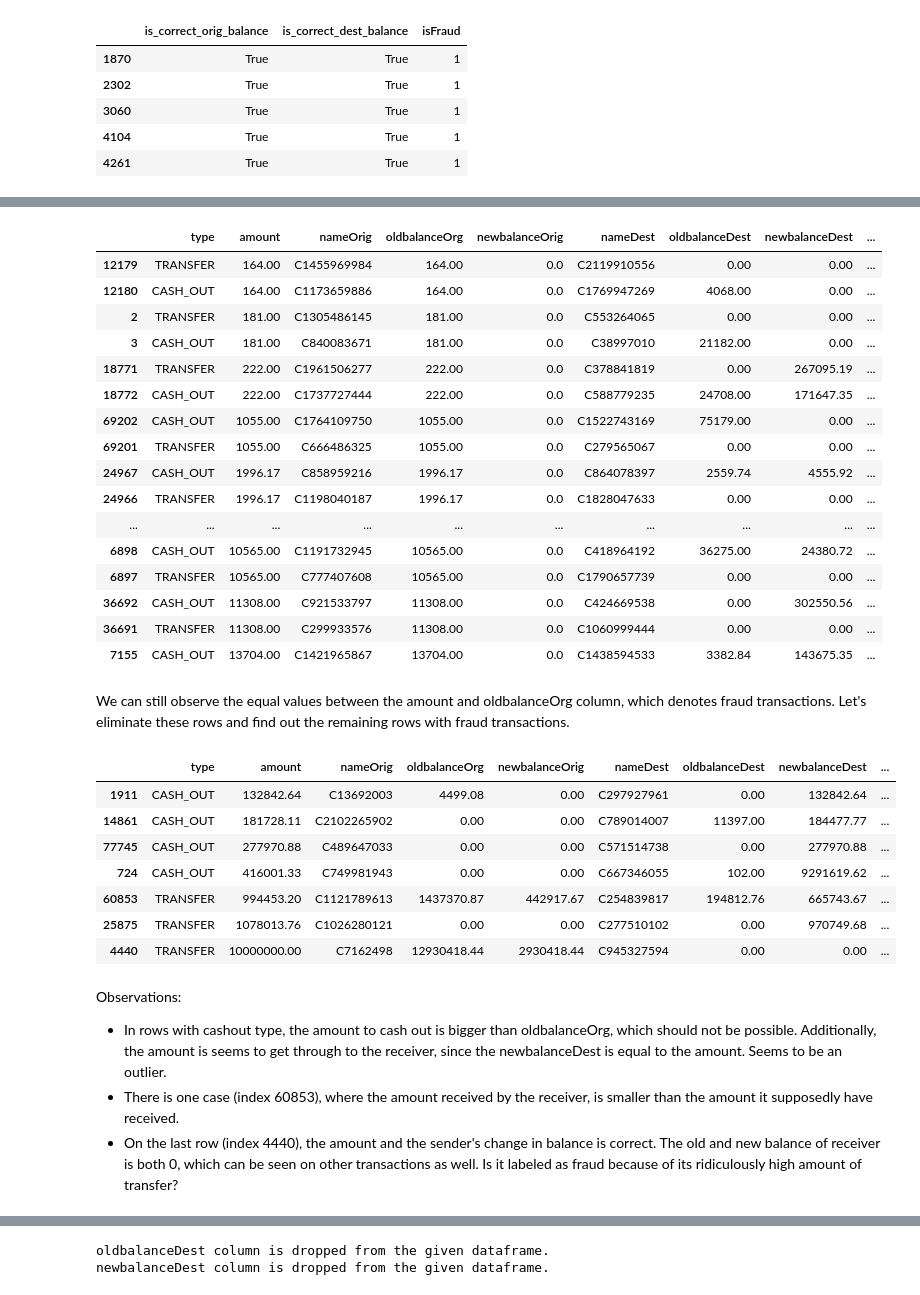
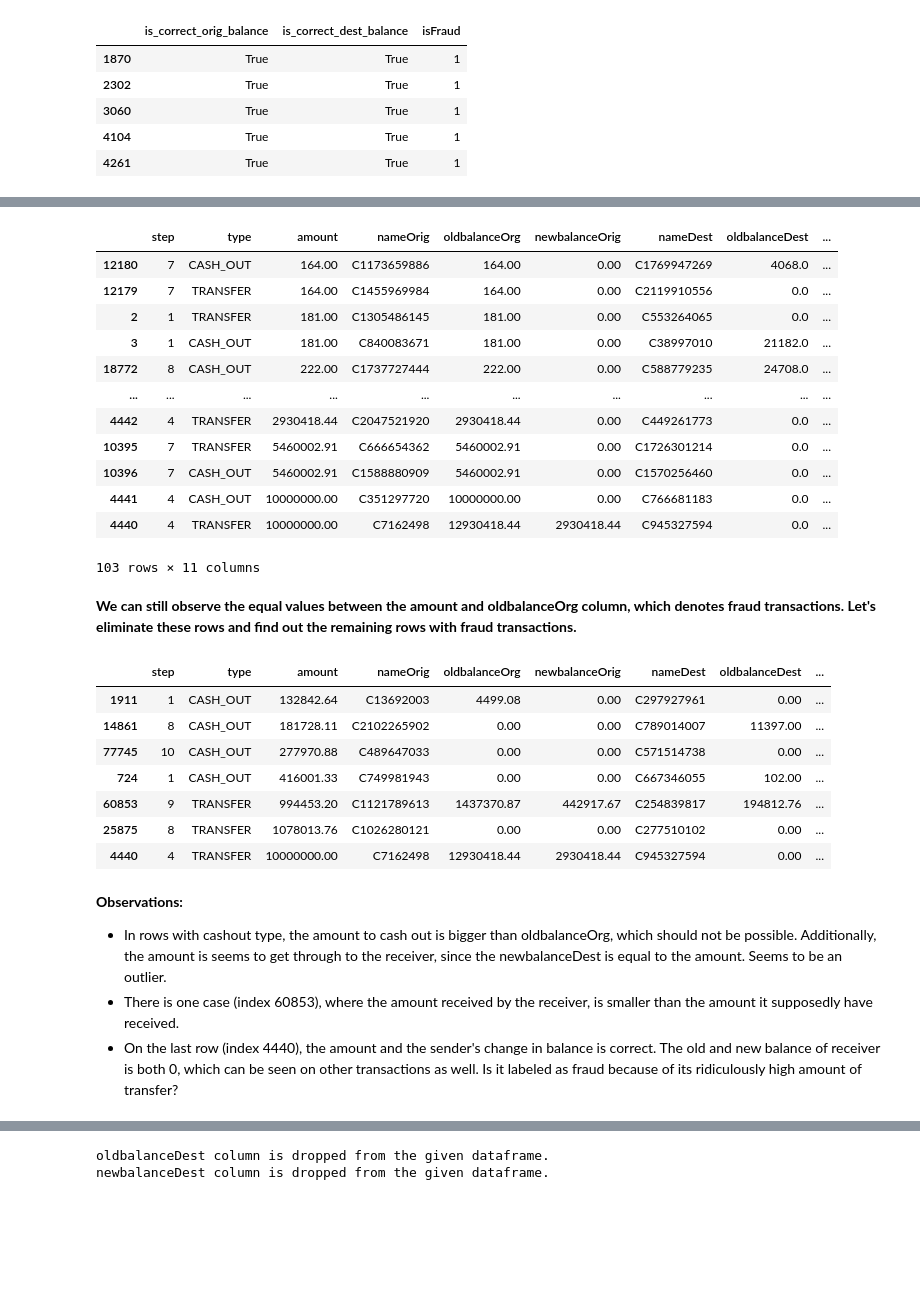
Before and after one commit to jvgcalites/jupyter-notebooks, a Jupyter notebook: transaction_fraud/transaction_fraud_detection.ipynb, the cells around one changed output, grey strips where cells are left out. Cells and saved outputs as stored; diff of their text form; code cells hidden in the pictures; blank space fills up the shorter version.

```diff
--- a/transaction_fraud/transaction_fraud_detection.ipynb
+++ b/transaction_fraud/transaction_fraud_detection.ipynb
@@ -71,5 +77,6 @@ from sklearn.preprocessing import MinMaxScaler, StandardScaler
 # %%
-df = pd.read_csv('PS_20174392719_1491204439457_log.csv', nrows=90_000)
-df
+df = pd.read_csv('PS_20174392719_1491204439457_log.csv', nrows=108_700)
+orig_df = df.copy()
+df[df.type =="PAYMENT"]
 # %% [output]
 |  | step | type | amount | nameOrig | oldbalanceOrg | newbalanceOrig | nameDest | oldbalanceDest | ... |
@@ -197,0 +237,8 @@ This column needs to undergo one-hot-encoding for us to be able to use it as a f
+# %%
+if 'type' in df.columns:
+    type_df = pd.get_dummies(df.type, prefix='type')
+
+    if ~type_df.columns.isin(df.columns).any():
+        features_df = df.drop('isFraud', axis=1)
+        df = pd.concat([features_df, type_df.type_CASH_OUT, type_df.type_TRANSFER, df.isFraud], axis=1)
+df
@@ -345,42 +419,38 @@ Let's observe the other fraud transactions that does not have correct orig and d
 # %%
 incorrect_balance_fraud = isFraud_df.drop(index_list, axis=0).sort_values(by='amount', ascending=True)
-incorrect_balance_fraud.head(20)
+incorrect_balance_fraud
 # %% [output]
-|  | type | amount | nameOrig | oldbalanceOrg | newbalanceOrig | nameDest | oldbalanceDest | newbalanceDest | ... |
-| 12179 | TRANSFER | 164.00 | C1455969984 | 164.00 | 0.0 | C2119910556 | 0.00 | 0.00 | ... |
-| 12180 | CASH_OUT | 164.00 | C1173659886 | 164.00 | 0.0 | C1769947269 | 4068.00 | 0.00 | ... |
-| 2 | TRANSFER | 181.00 | C1305486145 | 181.00 | 0.0 | C553264065 | 0.00 | 0.00 | ... |
-| 3 | CASH_OUT | 181.00 | C840083671 | 181.00 | 0.0 | C38997010 | 21182.00 | 0.00 | ... |
-| 18771 | TRANSFER | 222.00 | C1961506277 | 222.00 | 0.0 | C378841819 | 0.00 | 267095.19 | ... |
-| 18772 | CASH_OUT | 222.00 | C1737727444 | 222.00 | 0.0 | C588779235 | 24708.00 | 171647.35 | ... |
-| 69202 | CASH_OUT | 1055.00 | C1764109750 | 1055.00 | 0.0 | C1522743169 | 75179.00 | 0.00 | ... |
-| 69201 | TRANSFER | 1055.00 | C666486325 | 1055.00 | 0.0 | C279565067 | 0.00 | 0.00 | ... |
-| 24967 | CASH_OUT | 1996.17 | C858959216 | 1996.17 | 0.0 | C864078397 | 2559.74 | 4555.92 | ... |
-| 24966 | TRANSFER | 1996.17 | C1198040187 | 1996.17 | 0.0 | C1828047633 | 0.00 | 0.00 | ... |
+|  | step | type | amount | nameOrig | oldbalanceOrg | newbalanceOrig | nameDest | oldbalanceDest | ... |
+| 12180 | 7 | CASH_OUT | 164.00 | C1173659886 | 164.00 | 0.00 | C1769947269 | 4068.0 | ... |
+| 12179 | 7 | TRANSFER | 164.00 | C1455969984 | 164.00 | 0.00 | C2119910556 | 0.0 | ... |
+| 2 | 1 | TRANSFER | 181.00 | C1305486145 | 181.00 | 0.00 | C553264065 | 0.0 | ... |
+| 3 | 1 | CASH_OUT | 181.00 | C840083671 | 181.00 | 0.00 | C38997010 | 21182.0 | ... |
+| 18772 | 8 | CASH_OUT | 222.00 | C1737727444 | 222.00 | 0.00 | C588779235 | 24708.0 | ... |
 | ... | ... | ... | ... | ... | ... | ... | ... | ... | ... |
-| 6898 | CASH_OUT | 10565.00 | C1191732945 | 10565.00 | 0.0 | C418964192 | 36275.00 | 24380.72 | ... |
-| 6897 | TRANSFER | 10565.00 | C777407608 | 10565.00 | 0.0 | C1790657739 | 0.00 | 0.00 | ... |
-| 36692 | CASH_OUT | 11308.00 | C921533797 | 11308.00 | 0.0 | C424669538 | 0.00 | 302550.56 | ... |
-| 36691 | TRANSFER | 11308.00 | C299933576 | 11308.00 | 0.0 | C1060999444 | 0.00 | 0.00 | ... |
-| 7155 | CASH_OUT | 13704.00 | C1421965867 | 13704.00 | 0.0 | C1438594533 | 3382.84 | 143675.35 | ... |
+| 4442 | 4 | TRANSFER | 2930418.44 | C2047521920 | 2930418.44 | 0.00 | C449261773 | 0.0 | ... |
+| 10395 | 7 | TRANSFER | 5460002.91 | C666654362 | 5460002.91 | 0.00 | C1726301214 | 0.0 | ... |
+| 10396 | 7 | CASH_OUT | 5460002.91 | C1588880909 | 5460002.91 | 0.00 | C1570256460 | 0.0 | ... |
+| 4441 | 4 | CASH_OUT | 10000000.00 | C351297720 | 10000000.00 | 0.00 | C766681183 | 0.0 | ... |
+| 4440 | 4 | TRANSFER | 10000000.00 | C7162498 | 12930418.44 | 2930418.44 | C945327594 | 0.0 | ... |
+103 rows × 11 columns
 # %% [markdown]
-We can still observe the equal values between the amount and oldbalanceOrg column, which denotes fraud transactions. Let's eliminate these rows and find out the remaining rows with fraud transactions.
+**We can still observe the equal values between the amount and oldbalanceOrg column, which denotes fraud transactions. Let's eliminate these rows and find out the remaining rows with fraud transactions.**
 # %%
 incorrect_balance_fraud_2 = incorrect_balance_fraud[
     incorrect_balance_fraud['amount'] != incorrect_balance_fraud['oldbalanceOrg']
 ]
 incorrect_balance_fraud_2
 # %% [output]
-|  | type | amount | nameOrig | oldbalanceOrg | newbalanceOrig | nameDest | oldbalanceDest | newbalanceDest | ... |
-| 1911 | CASH_OUT | 132842.64 | C13692003 | 4499.08 | 0.00 | C297927961 | 0.00 | 132842.64 | ... |
-| 14861 | CASH_OUT | 181728.11 | C2102265902 | 0.00 | 0.00 | C789014007 | 11397.00 | 184477.77 | ... |
-| 77745 | CASH_OUT | 277970.88 | C489647033 | 0.00 | 0.00 | C571514738 | 0.00 | 277970.88 | ... |
-| 724 | CASH_OUT | 416001.33 | C749981943 | 0.00 | 0.00 | C667346055 | 102.00 | 9291619.62 | ... |
-| 60853 | TRANSFER | 994453.20 | C1121789613 | 1437370.87 | 442917.67 | C254839817 | 194812.76 | 665743.67 | ... |
-| 25875 | TRANSFER | 1078013.76 | C1026280121 | 0.00 | 0.00 | C277510102 | 0.00 | 970749.68 | ... |
-| 4440 | TRANSFER | 10000000.00 | C7162498 | 12930418.44 | 2930418.44 | C945327594 | 0.00 | 0.00 | ... |
+|  | step | type | amount | nameOrig | oldbalanceOrg | newbalanceOrig | nameDest | oldbalanceDest | ... |
+| 1911 | 1 | CASH_OUT | 132842.64 | C13692003 | 4499.08 | 0.00 | C297927961 | 0.00 | ... |
+| 14861 | 8 | CASH_OUT | 181728.11 | C2102265902 | 0.00 | 0.00 | C789014007 | 11397.00 | ... |
+| 77745 | 10 | CASH_OUT | 277970.88 | C489647033 | 0.00 | 0.00 | C571514738 | 0.00 | ... |
+| 724 | 1 | CASH_OUT | 416001.33 | C749981943 | 0.00 | 0.00 | C667346055 | 102.00 | ... |
+| 60853 | 9 | TRANSFER | 994453.20 | C1121789613 | 1437370.87 | 442917.67 | C254839817 | 194812.76 | ... |
+| 25875 | 8 | TRANSFER | 1078013.76 | C1026280121 | 0.00 | 0.00 | C277510102 | 0.00 | ... |
+| 4440 | 4 | TRANSFER | 10000000.00 | C7162498 | 12930418.44 | 2930418.44 | C945327594 | 0.00 | ... |
 # %% [markdown]
-Observations:
+**Observations:**
 
 - In rows with cashout type, the amount to cash out is bigger than oldbalanceOrg, which should not be possible. Additionally, the amount is seems to get through to the receiver, since the newbalanceDest is equal to the amount. Seems to be an outlier.
 - There is one case (index 60853), where the amount received by the receiver, is smaller than the amount it supposedly have received.
```
Also changed, not shown: parts of 119 cells of this notebook.
